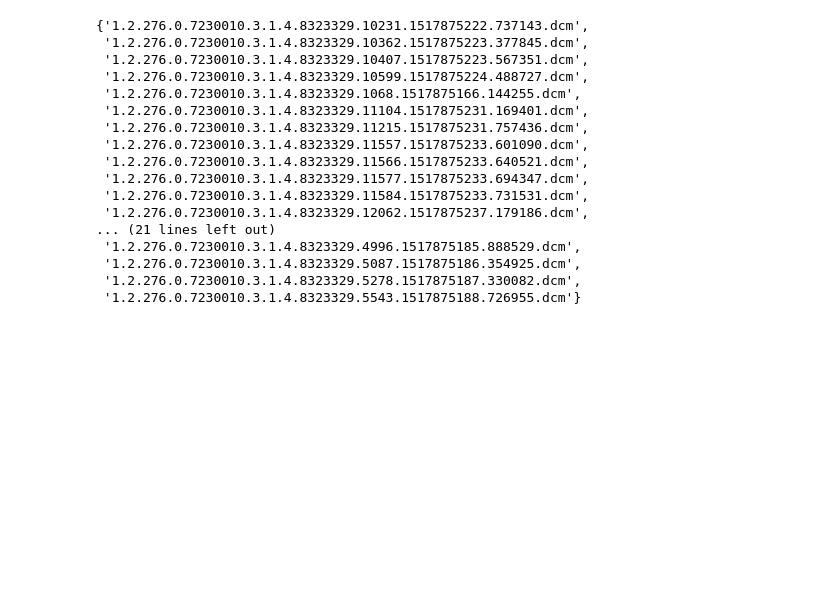
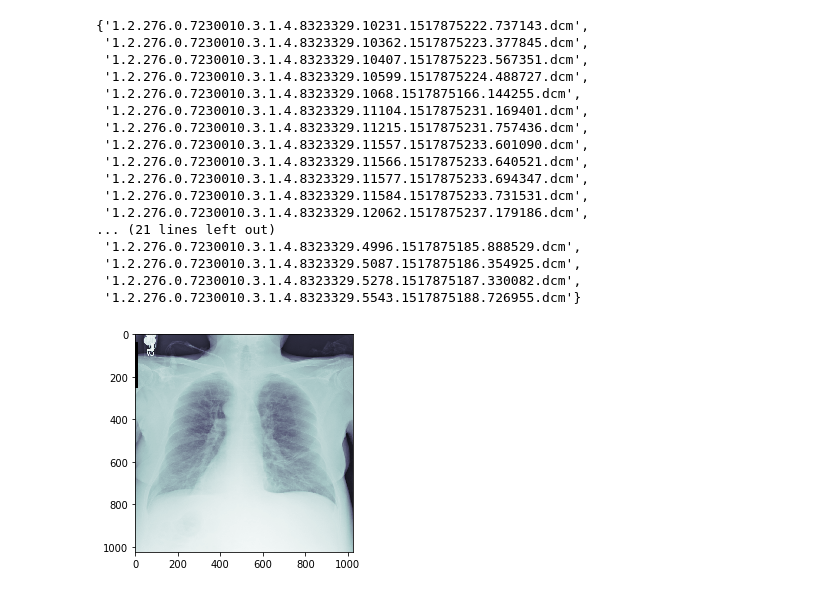
Before and after one commit to kshannon/pneumothorax-segmentation, a Jupyter notebook: eda/data_sanity_check.ipynb, the cells around one changed output. Saved outputs shown, nothing was run; the diff lists cells and outputs as text; code cells hidden in the pictures; blank space fills up the shorter version.

Commit message:
sanity check update

```diff
--- a/eda/data_sanity_check.ipynb
+++ b/eda/data_sanity_check.ipynb
@@ -120,3 +136,35 @@ sym_diff
  '1.2.276.0.7230010.3.1.4.8323329.5087.1517875186.354925.dcm',
  '1.2.276.0.7230010.3.1.4.8323329.5278.1517875187.330082.dcm',
  '1.2.276.0.7230010.3.1.4.8323329.5543.1517875188.726955.dcm'}
+# %%
+# Let's convert these bad actors to JPEG and see what they look like
+outdir = sample_data + '/bad_actors/'
+bad_actors = list(sym_diff)
+bad_actors_paths = [] #should be 37, assert this
+# %%
+# make a list of filepaths+filenames for all  bad actors
+for filename in glob.iglob(train_path + '**/*.dcm', recursive=True):
+    potential_bad_actor = filename.split('/')[-1]
+    if potential_bad_actor in bad_actors:
+        bad_actors_paths.append(filename)
+assert len(bad_actors_paths) == 37
+# %%
+def dicom_to_jpeg(filepath, outdir=outdir, print_dicom=False):
+    ds = pydicom.read_file(filepath, force=True) # read dicom image
+    try:
+        img = ds.pixel_array # get image array
+    except:
+        ds.file_meta.TransferSyntaxUID = pydicom.uid.ImplicitVRLittleEndian
+        img = ds.pixel_array # get image array
+    if print_dicom == True:
+        plt.imshow(img, cmap=plt.cm.bone)
+        plt.show()
+        return
+    img_mem = Image.fromarray(img) # Creates an image memory from an object exporting the array interface
+    img_mem.save(outdir + f.replace('.dcm','.jpeg'))
+    return
+# %%
+# spot checking these images seem to be at least the right body part.
+dicom_to_jpeg(bad_actors_paths[0], print_dicom=True)
+# %% [output]
+[figure, added]
```
Also changed, not shown: parts of 24 cells of this notebook.
